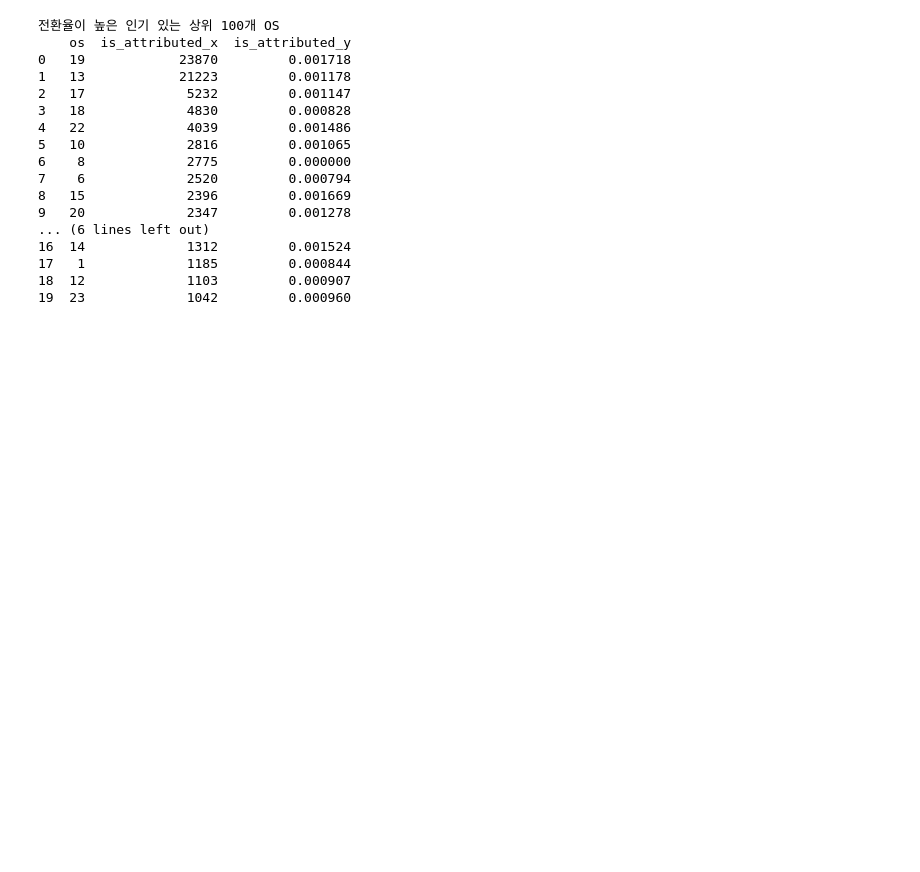
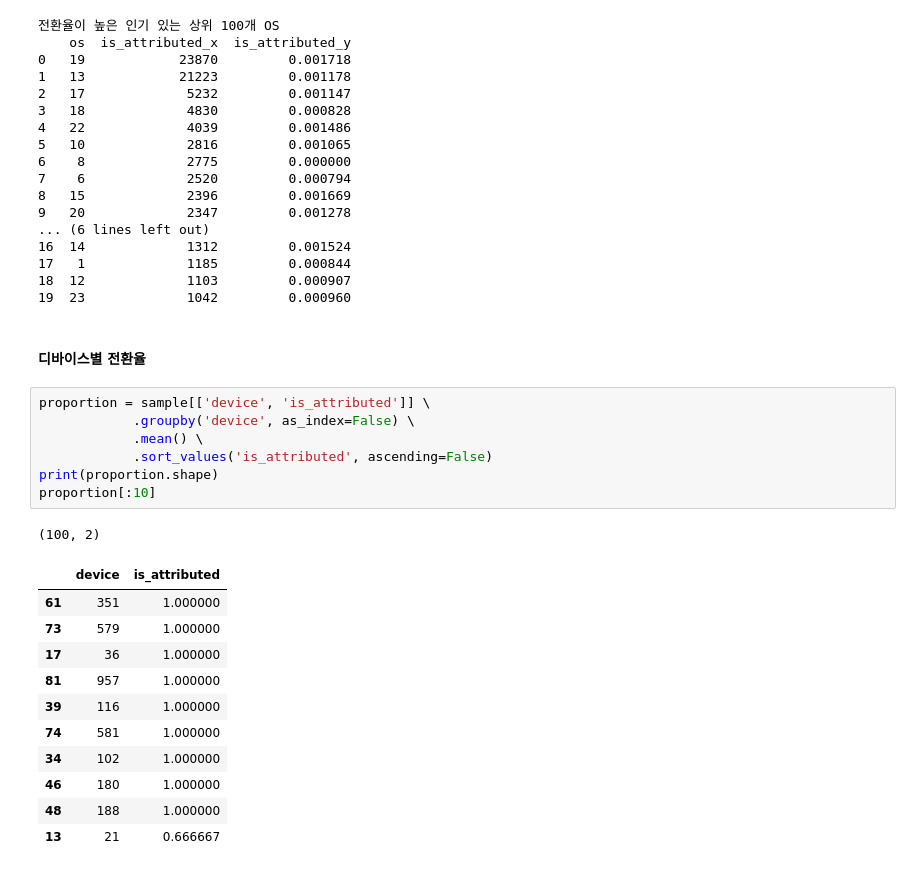
Before and after one commit to corazzon/KaggleStruggle, a Jupyter notebook: talkingdata-adtracking-fraud-detection/ad_fraud_detection_eda.ipynb, the cells around one changed output. Cells and saved outputs as stored; diff of their text form; blank space fills up the shorter version.

```diff
--- a/talkingdata-adtracking-fraud-detection/ad_fraud_detection_eda.ipynb
+++ b/talkingdata-adtracking-fraud-detection/ad_fraud_detection_eda.ipynb
@@ -485,3 +485,25 @@ print(merge[:20])
 17   1             1185         0.000844
 18  12             1103         0.000907
 19  23             1042         0.000960
+# %% [markdown]
+#### 디바이스별 전환율
+# %%
+proportion = sample[['device', 'is_attributed']] \
+            .groupby('device', as_index=False) \
+            .mean() \
+            .sort_values('is_attributed', ascending=False)
+print(proportion.shape)
+proportion[:10]
+# %% [output]
+(100, 2)
+|  | device | is_attributed |
+| 61 | 351 | 1.000000 |
+| 73 | 579 | 1.000000 |
+| 17 | 36 | 1.000000 |
+| 81 | 957 | 1.000000 |
+| 39 | 116 | 1.000000 |
+| 74 | 581 | 1.000000 |
+| 34 | 102 | 1.000000 |
+| 46 | 180 | 1.000000 |
+| 48 | 188 | 1.000000 |
+| 13 | 21 | 0.666667 |
```
Also changed, not shown: parts of 3 cells of this notebook.
